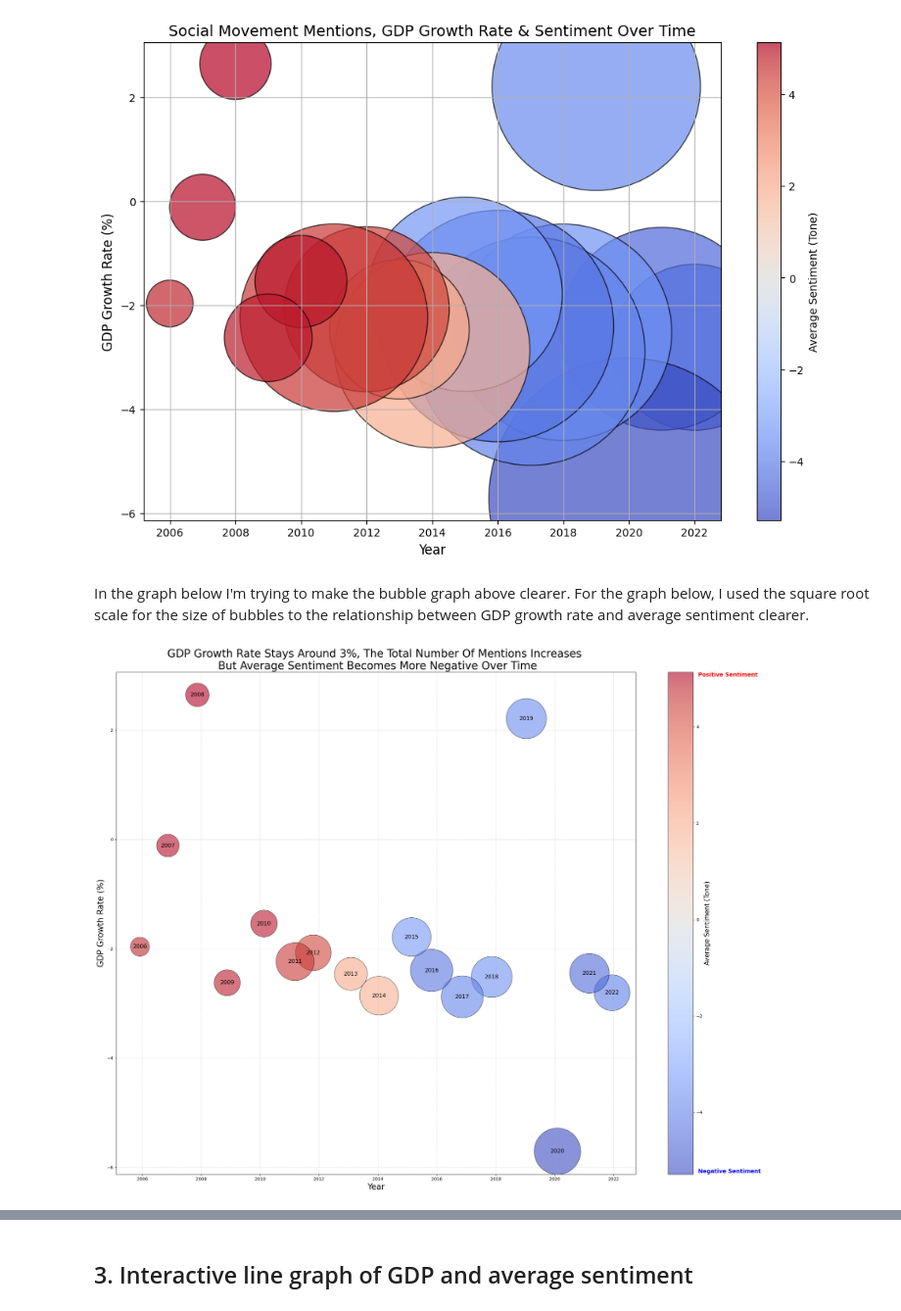
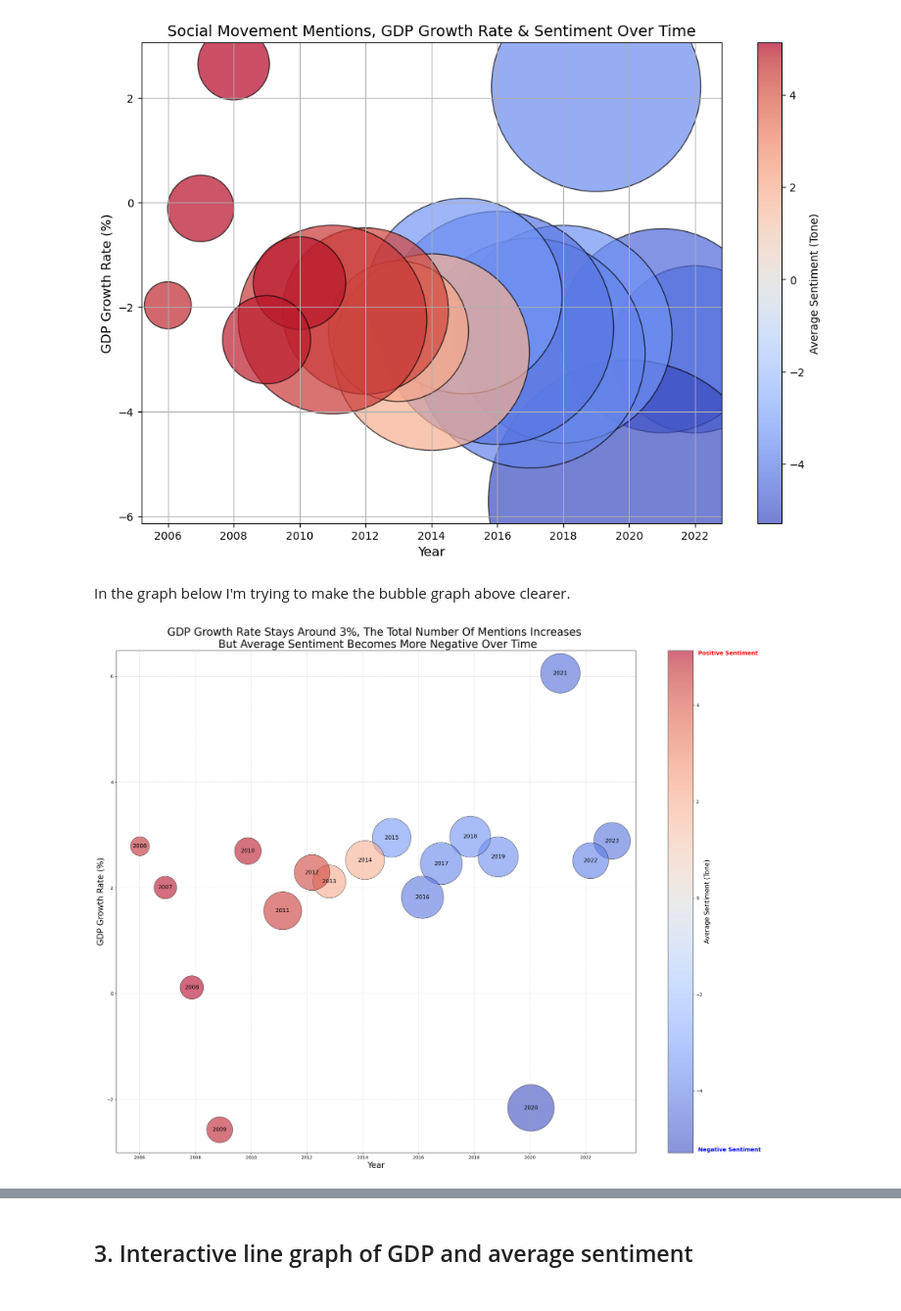
Before and after one commit to lse-ds105/ds105a-2024-project-data_dazzlers, a Jupyter notebook: code/Visualisations/NB03_gdp_social_movements.ipynb, the cells around one changed output, grey strips where cells are left out. Shown at 98% size. Drawn from its saved outputs; the diff is of its cells as text; code cells hidden in the pictures.

Commit message:
added some visualisation options

```diff
--- a/code/Visualisations/NB03_gdp_social_movements.ipynb
+++ b/code/Visualisations/NB03_gdp_social_movements.ipynb
@@ -368,7 +368,7 @@ conn.close()
 # %% [output]
 [figure]
 # %% [markdown]
-In the graph below I'm trying to make the bubble graph above clearer. For the graph below, I used the square root scale for the size of bubbles to the relationship between GDP growth rate and average sentiment clearer.
+In the graph below I'm trying to make the bubble graph above clearer.
 # %%
 # Connect to SQLite database
 db_path = "../../data/processed/social_movements.db"
@@ -398,8 +398,11 @@ gdp_df["Year"] = gdp_df["Date"].dt.year.astype(int)
 social_df["Year"] = social_df["Year"].astype(int)
 
 # Calculate GDP growth rate
-gdp_df["GDP_Growth"] = gdp_df["GDP_Billions"].pct_change() * 100  # Convert to percentage
-gdp_df.dropna(inplace=True)  # Remove first row with NaN growth rate
+gdp_df = gdp_df.sort_values("Year", ascending=True) # Sort by Year in ascending order to ensure correct GDP growth calculation
+gdp_df["GDP_Growth"] = ((gdp_df["GDP_Billions"] - gdp_df["GDP_Billions"].shift(1)) / gdp_df["GDP_Billions"].shift(1)) * 100
+gdp_df.dropna(inplace=True)
+gdp_df = gdp_df.sort_values("Year", ascending=False)
+
 
 # Merge GDP and social movements data on Year
 merged_df = pd.merge(gdp_df, social_df, on="Year", how="inner")
@@ -423,31 +426,31 @@ scatter = plt.scatter(
 # Add color bar for sentiment
 cbar = plt.colorbar(scatter)
 cbar.set_label("Average Sentiment (Tone)", fontsize=15)
 
 # Get color bar axis limits
 cbar_min, cbar_max = cbar.ax.get_ylim()
 
 # Add labels at the edges
 cbar.ax.text(1.2, cbar_min, "Negative Sentiment", va="bottom", ha="left", fontsize=13, color="blue", weight="bold")
 cbar.ax.text(1.2, cbar_max, "Positive Sentiment", va="top", ha="left", fontsize=13, color="red", weight="bold")
 
 # Annotate bubbles with Year
 for i, row in merged_df.iterrows():
     plt.text(row["Year"] + jitter[i], row["GDP_Growth"], str(row["Year"]), fontsize=13, ha='center', va='center', color='black')
 
 # Labels and title
 plt.xlabel("Year", fontsize=19)
 plt.ylabel("GDP Growth Rate (%)", fontsize=19)
 plt.title("GDP Growth Rate Stays Around 3%, The Total Number Of Mentions Increases \n But Average Sentiment Becomes More Negative Over Time", fontsize=25)
 plt.xticks(np.arange(merged_df["Year"].min(), merged_df["Year"].max() + 1, 2))  # Set x-axis intervals to 2 years
 plt.grid(True, linestyle="--", alpha=0.5)
 
 
 svg_file_path = "../../website/figures/bubble_graph.svg"
 plt.savefig(svg_file_path, format='svg', transparent=True)
 
 plt.show()
 
 conn.close()
 # %% [output]
-[figure, old version]
+[figure, new version]
```
Also changed, not shown: parts of 9 cells of this notebook, 1 other file.
